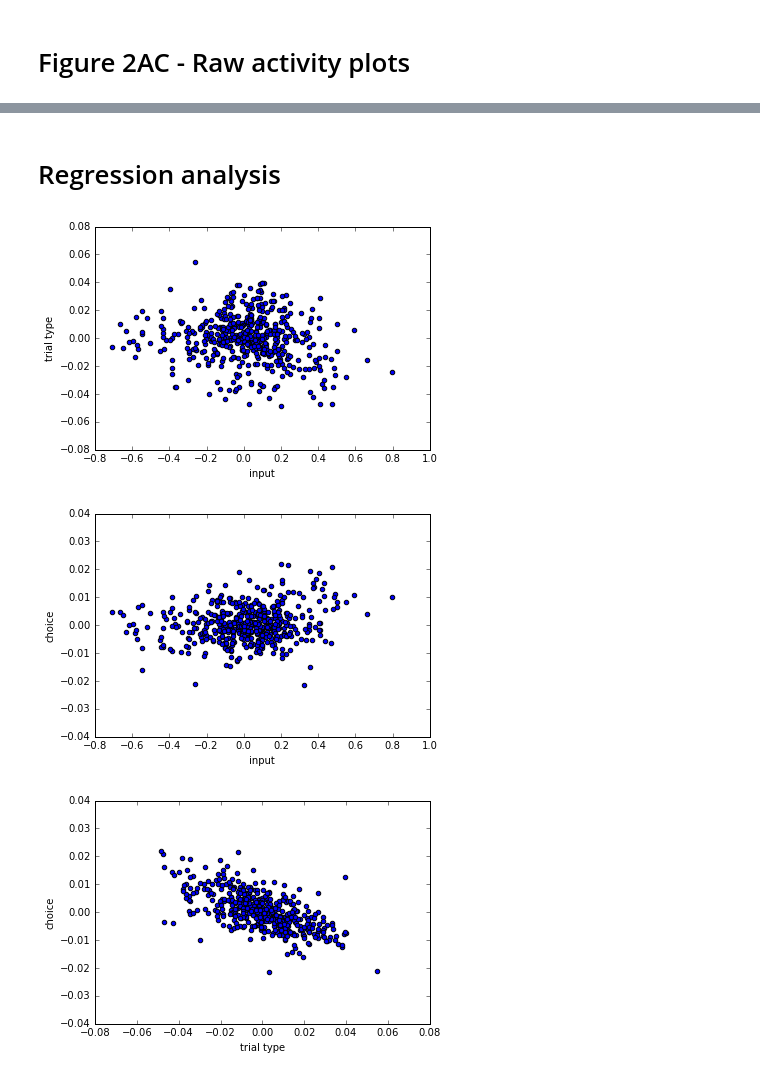
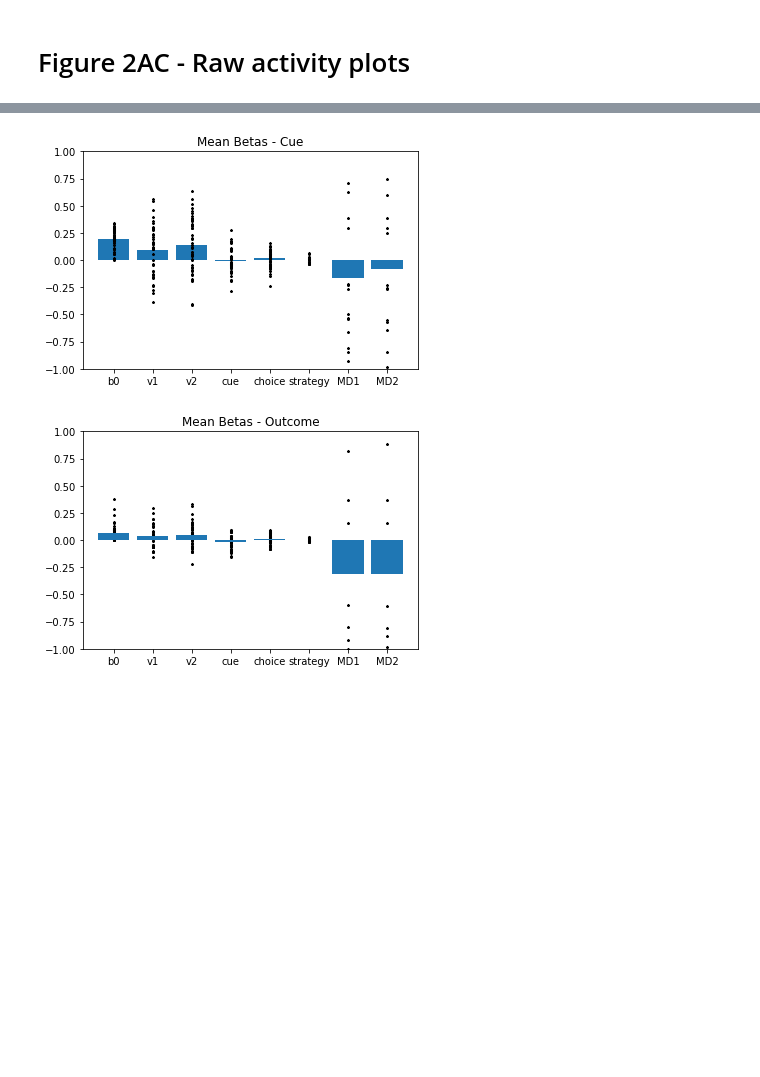
Before and after one commit to hummosa/PFC_MD_weights_stability, a Jupyter notebook: tsutsui-pfc-analysis.ipynb, the cells around one changed output, grey strips where cells are left out. Drawn from its saved outputs; the diff is of its cells as text; code cells hidden in the pictures; blank space fills up the shorter version.

Commit message:
Tustui analysis: random trials, MD in regression, cue and outcome periods

```diff
--- a/tsutsui-pfc-analysis.ipynb
+++ b/tsutsui-pfc-analysis.ipynb
@@ -6,6 +6,8 @@ import numpy as np
 import json
 
 N_PFC_NEURONS = 500
+N_MD_NEURONS = 2
+TRIAL_TIME = 200
 
 data_dir = "/om2/group/halassa/PFCMD-ali-sabrina/020321_qvals/by_trial"
 s_trial = 0
@@ -13,7 +15,8 @@ t_trial = 4800
 
 # each neuron's activity is a row; column index is trial number
 n_trials = t_trial - s_trial
-rPFC_trials = np.zeros((n_trials, 200, N_PFC_NEURONS))
+rPFC_trials = np.zeros((n_trials, TRIAL_TIME, N_PFC_NEURONS))
+inMD_trials = np.zeros((n_trials, TRIAL_TIME, N_MD_NEURONS))
 output_choice = np.zeros(n_trials)
 task_input = np.zeros((2, n_trials))
 q_values = np.zeros((2, n_trials))
@@ -27,6 +30,9 @@ for i in range(s_trial, t_trial):
         rPFC = np.array(data["network_rates"]["r_PFC"])
         rPFC_trials[idx,:,:] = rPFC
 
+        inMD = np.array(data["network_rates"]["MD_input"])
+        inMD_trials[idx,:,:] = inMD
+
         rOutput = np.array(data["network_rates"]["r_output"])
         trial_output_choice = np.mean(rOutput, axis=0).argmax(0)
         output_choice[idx] = trial_output_choice
@@ -175,2 +295,0 @@ Text(0.5, 0.98, 'Neuron idx = 22, trials = [550,800), assc level = 10')
-# %% [markdown]
-# Regression analysis
@@ -239,21 +295,0 @@ for i in range(0,500):
-# %%
-import matplotlib.pyplot as plt
-
-plt.scatter(dat[:,0], dat[:,1])
-plt.xlabel("input")
-plt.ylabel("trial type")
-plt.show()
-
-plt.scatter(dat[:,0], dat[:,2])
-plt.xlabel("input")
-plt.ylabel("choice")
-plt.show()
-
-plt.scatter(dat[:,1], dat[:,2])
-plt.xlabel("trial type")
-plt.ylabel("choice")
-plt.show()
-# %% [output]
-[figure, removed]
-[figure, removed]
-[figure, removed]
@@ -259,0 +347,25 @@ plt.show()
+# %%
+plt.figure()
+m_cue = []
+for i in range(8):
+    betas = betas_cue[pvals_cue[:,i] < 0.05,i]
+    m_cue.append(np.mean(betas))
+    plt.scatter(np.ones(len(betas)) * i, betas, s=5, c='k', marker='*', zorder=10)
+plt.bar(["b0", "v1", "v2", "cue", "choice", "strategy", "MD1", "MD2"], m_cue)
+plt.title("Mean Betas - Cue")
+plt.ylim(-1,1)
+plt.show()
+
+plt.figure()
+m_out = []
+for i in range(8):
+    betas = betas_out[pvals_out[:,i] < 0.05,i]
+    m_out.append(np.mean(betas))
+    plt.scatter(np.ones(len(betas)) * i, betas, s=5, c='k', marker='*')
+plt.bar(["b0", "v1", "v2", "cue", "choice", "strategy", "MD1", "MD2"], m_out)
+plt.title("Mean Betas - Outcome")
+plt.ylim(-1,1)
+plt.show()
+# %% [output]
+[figure, added]
+[figure, added]
```
Also changed, not shown: parts of 5 cells of this notebook.
